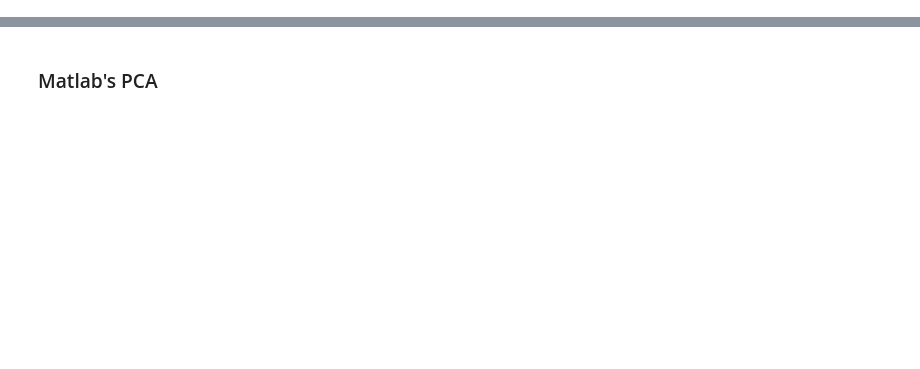
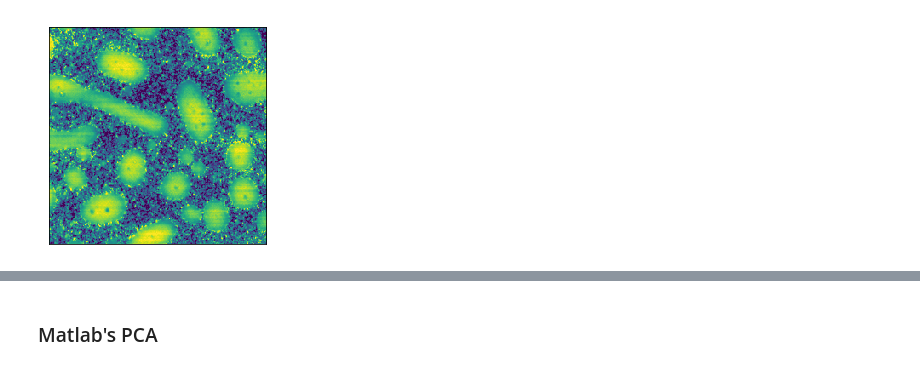
Before and after one commit to kongjy/hyperAFM, a Jupyter notebook: Notebooks/PCAandMLRonPolymers.ipynb, the cells around one changed output, grey strips where cells are left out. Drawn from its saved outputs; the diff is of its cells as text; code cells hidden in the pictures; blank space fills up the shorter version.

```diff
--- a/Notebooks/PCAandMLRonPolymers.ipynb
+++ b/Notebooks/PCAandMLRonPolymers.ipynb
@@ -82,0 +218,4 @@ plt.colorbar()
+# %%
+showsave(static, 'static')
+# %% [output]
+[figure, added]
```
Also changed, not shown: parts of 162 cells of this notebook.
